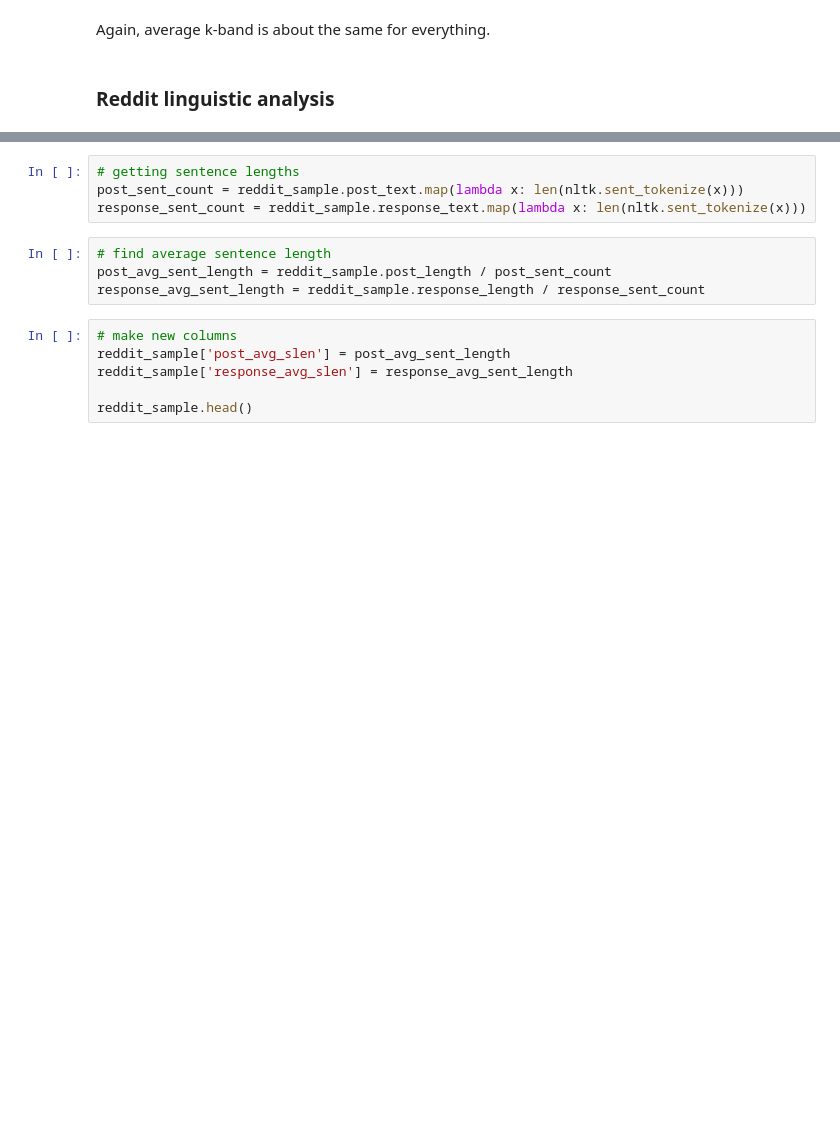
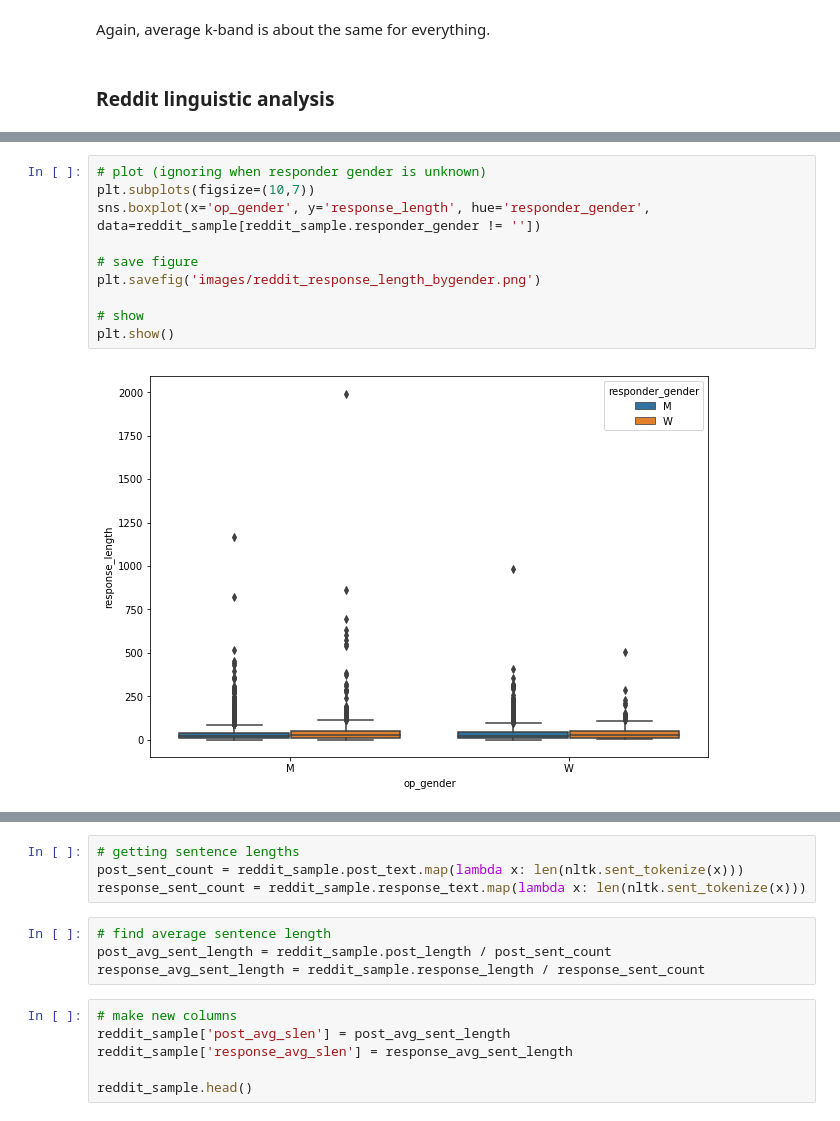
Before and after one commit to Data-Science-for-Linguists-2019/Gendered-Interaction-Online, a Jupyter notebook: main_analysis.ipynb, the cells around one changed output, grey strips where cells are left out. Cells and saved outputs as stored; diff of their text form; blank space fills up the shorter version.

```diff
--- a/main_analysis.ipynb
+++ b/main_analysis.ipynb
@@ -777 +1210,13 @@ reddit_sample.groupby(['op_gender', 'responder_gender'])['response_length'].desc
+# %%
+# plot (ignoring when responder gender is unknown)
+plt.subplots(figsize=(10,7))
+sns.boxplot(x='op_gender', y='response_length', hue='responder_gender', data=reddit_sample[reddit_sample.responder_gender != ''])
+
+# save figure
+plt.savefig('images/reddit_response_length_bygender.png')
+
+# show
+plt.show()
+# %% [output]
+[figure, added]
 # %% [markdown]
```
Also changed, not shown: parts of 94 cells of this notebook.
